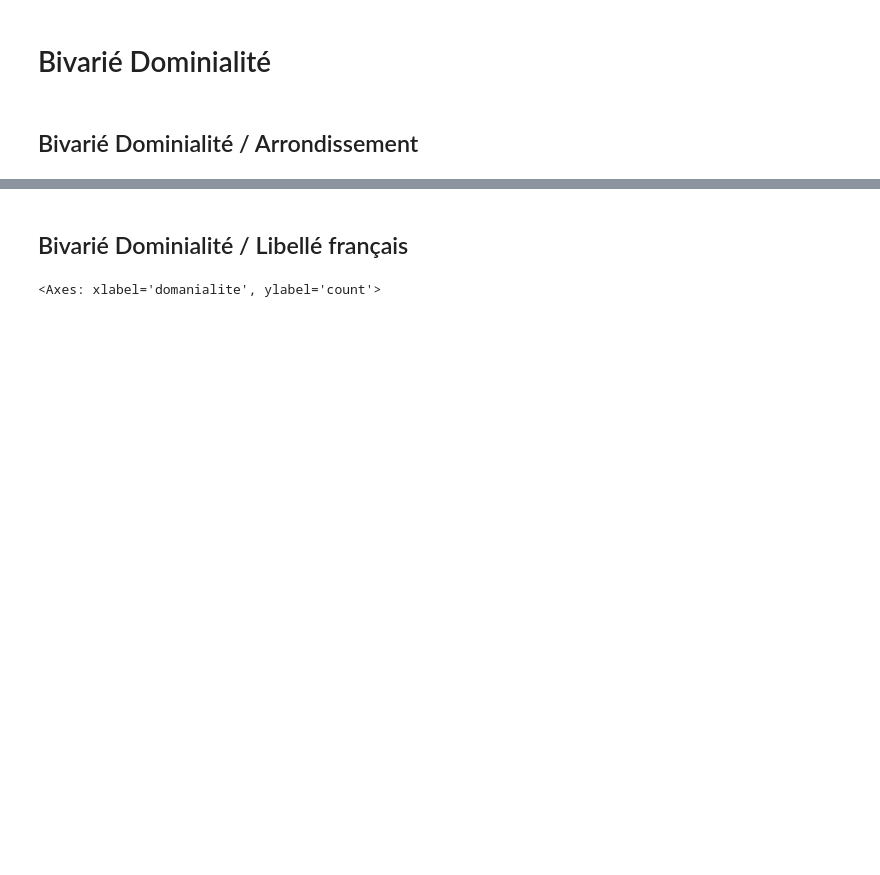
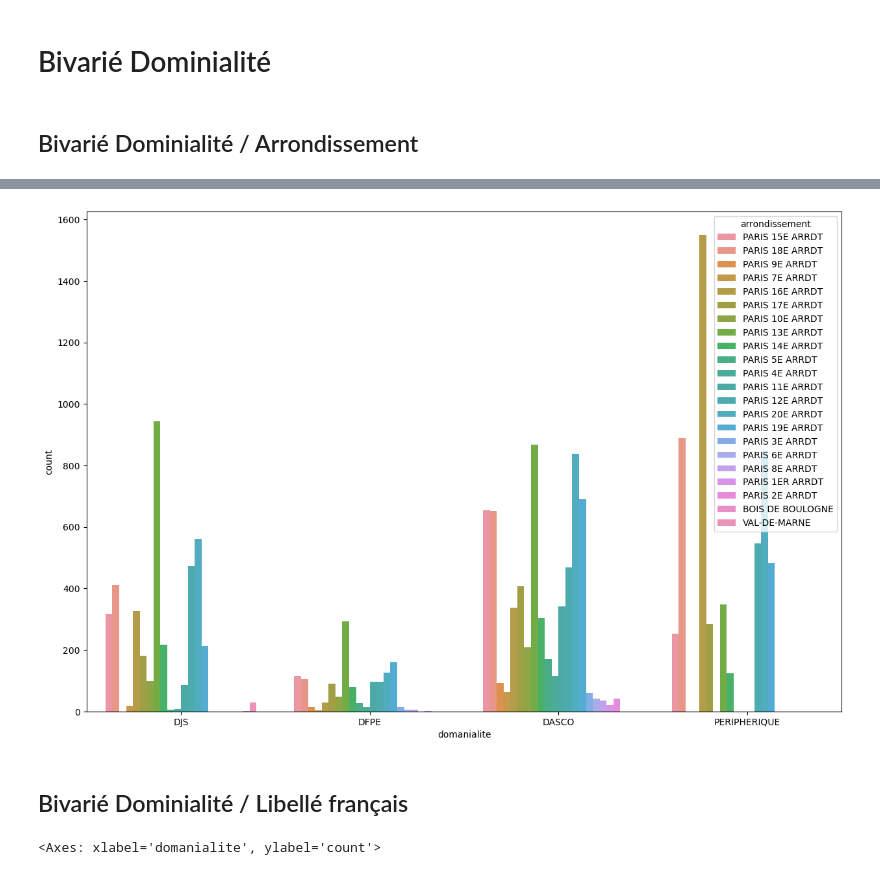
Before and after one commit to LAlto96/ocaiep02, a Jupyter notebook: DataClean.ipynb, the cells around one changed output, grey strips where cells are left out. Saved outputs shown, nothing was run; the diff lists cells and outputs as text; code cells hidden in the pictures; blank space fills up the shorter version.

```diff
--- a/DataClean.ipynb
+++ b/DataClean.ipynb
@@ -768,3 +777,10 @@ sns.countplot(x='domanialite', hue='arrondissement', data=doma_df)
+# %%
+plt.figure(figsize=(15, 10))
+sns.countplot(x='domanialite', hue='arrondissement', data=doma_df2)
+plt.savefig('presentation/ressources/countplot_domanialite_arrondissement2.png')
+plt.show()
+# %% [output]
+[figure, added]
 # %% [markdown]
 ## Bivarié Dominialité / Libellé français
 # %%
```
Also changed, not shown: parts of 16 cells of this notebook, 34 other files.
